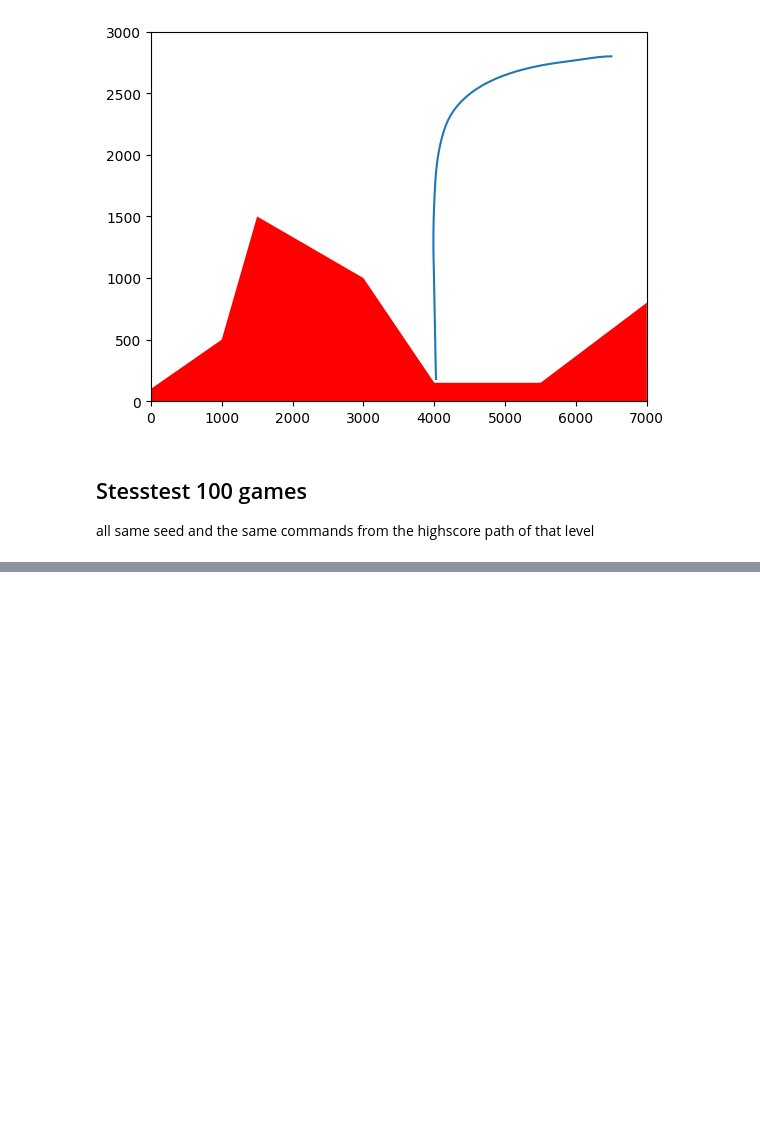
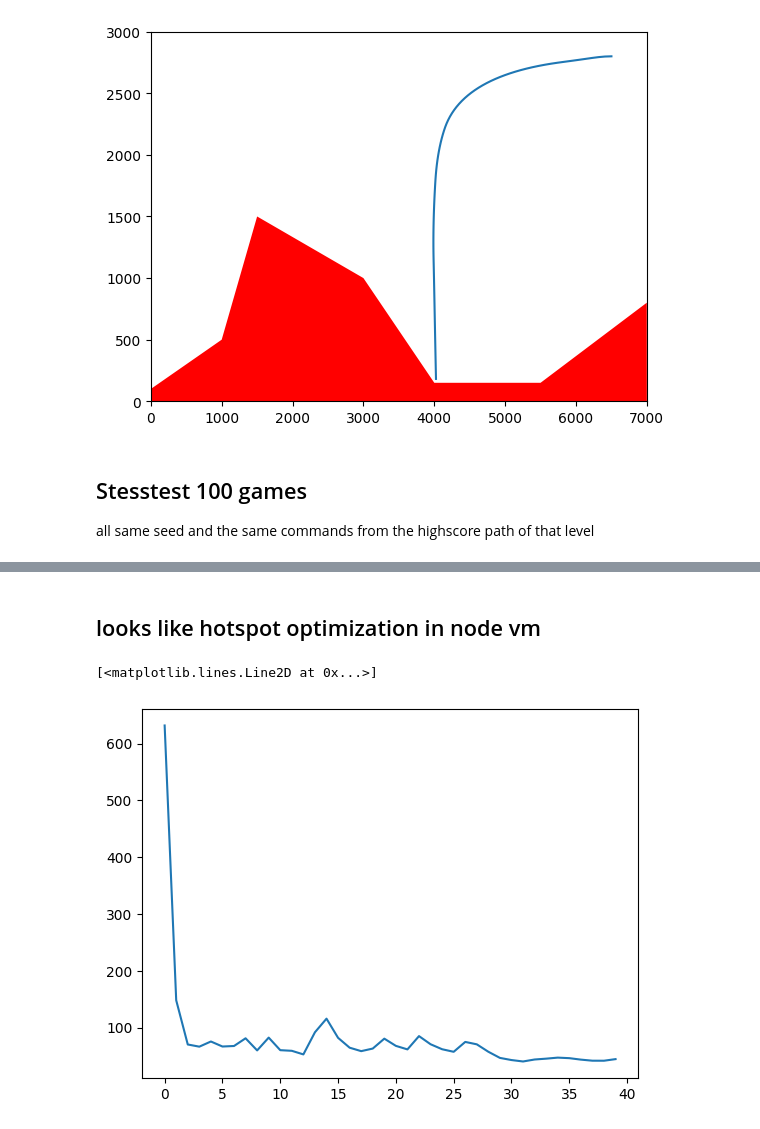
Before and after one commit to FloWi/codingame-marslander, a Jupyter notebook: python-ml/marslander_cli_executor.ipynb, the cells around one changed output, grey strips where cells are left out. Saved outputs shown, nothing was run; the diff lists cells and outputs as text; code cells hidden in the pictures; blank space fills up the shorter version.

Commit message:
measured and plotted performance over multiple runs
turns out node-vm does some hotspot optimizations.

```diff
--- a/python-ml/marslander_cli_executor.ipynb
+++ b/python-ml/marslander_cli_executor.ipynb
@@ -156,10 +156,18 @@ seed = 42
 
 n = 100
 
+run_times = []
+
 start = time.time()
-for _ in range(n):
+for i in range(n):
+  s = time.time()
   _ = play(proc, seed, commands)
+  e = time.time()
+  run_times.append([i, (e-s)*1000])
+
 end = time.time()
+
+run_times = np.array(run_times)
 
 elapsed = (end - start) * 1000
 print(f"total: {elapsed:.3f}ms")
@@ -174,0 +183,8 @@ Wall time: 4.28 s
+# %% [markdown]
+## looks like hotspot optimization in node vm
+# %%
+fig,ax = plt.subplots()
+ax.plot(run_times[:40,0], run_times[:40,1])
+# %% [output]
+[<matplotlib.lines.Line2D at 0x...>]
+[figure, added]
```
Also changed, not shown: parts of 1 cell of this notebook.
